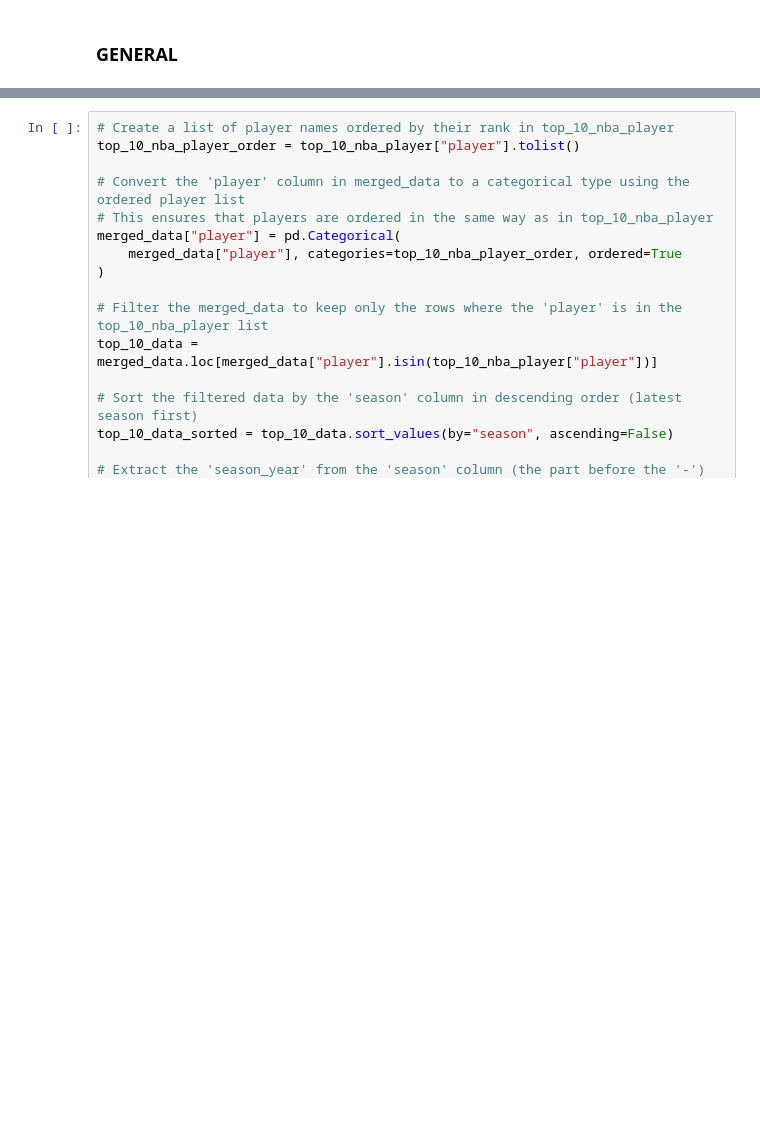
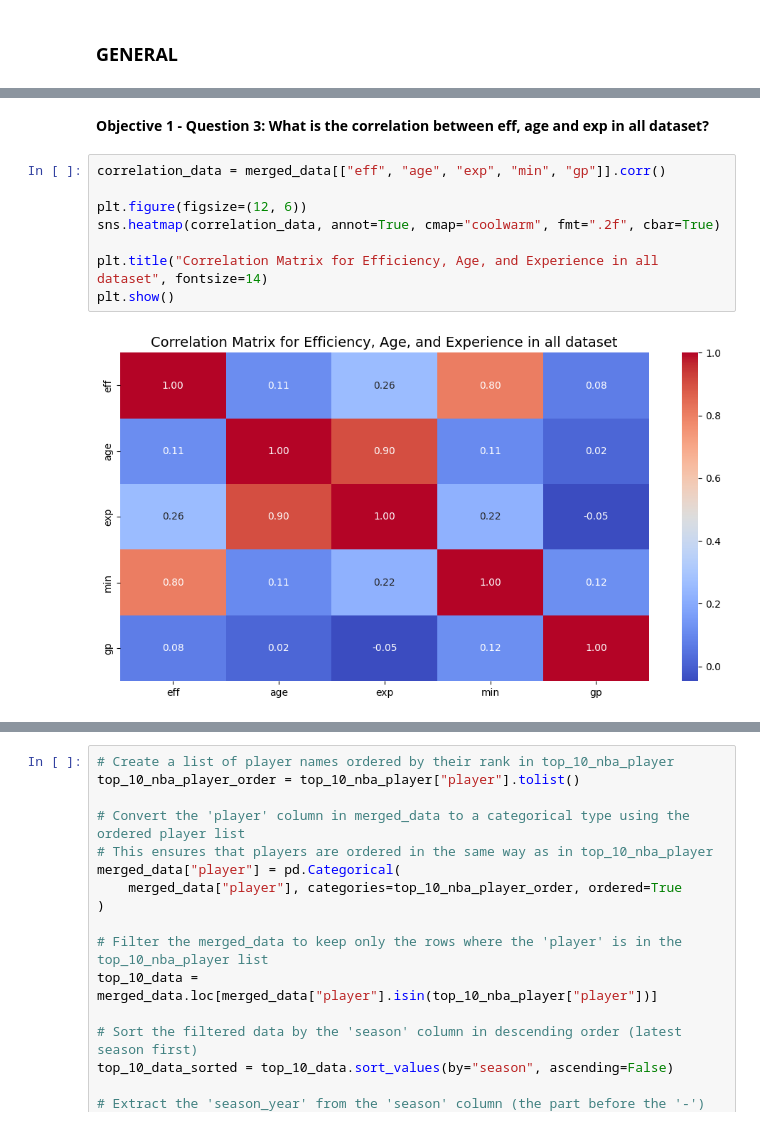
Before and after one commit to chocoCaro/Intro_DS, a Jupyter notebook: [data4life]_final.ipynb, the cells around one changed output, grey strips where cells are left out. Drawn from its saved outputs; the diff is of its cells as text; blank space fills up the shorter version.

```diff
--- a/[data4life]_final.ipynb
+++ b/[data4life]_final.ipynb
@@ -339,0 +393,12 @@ merged_data.head(10)
+# %% [markdown]
+**Objective 1 - Question 3: What is the correlation between eff, age and exp in all dataset?**
+# %%
+correlation_data = merged_data[["eff", "age", "exp", "min", "gp"]].corr()
+
+plt.figure(figsize=(12, 6))
+sns.heatmap(correlation_data, annot=True, cmap="coolwarm", fmt=".2f", cbar=True)
+
+plt.title("Correlation Matrix for Efficiency, Age, and Experience in all dataset", fontsize=14)
+plt.show()
+# %% [output]
+[figure, added]
```
Also changed, not shown: parts of 23 cells of this notebook.
